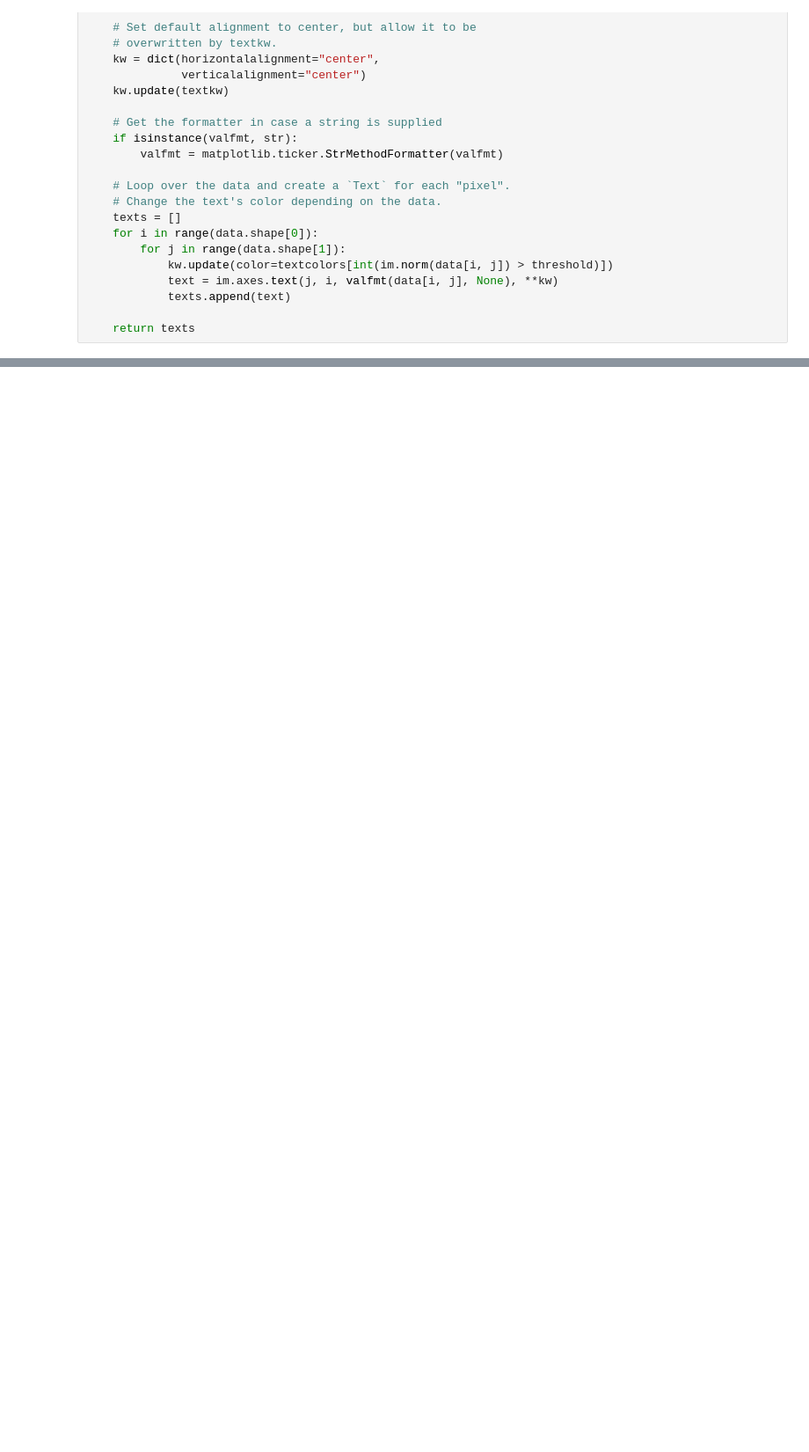
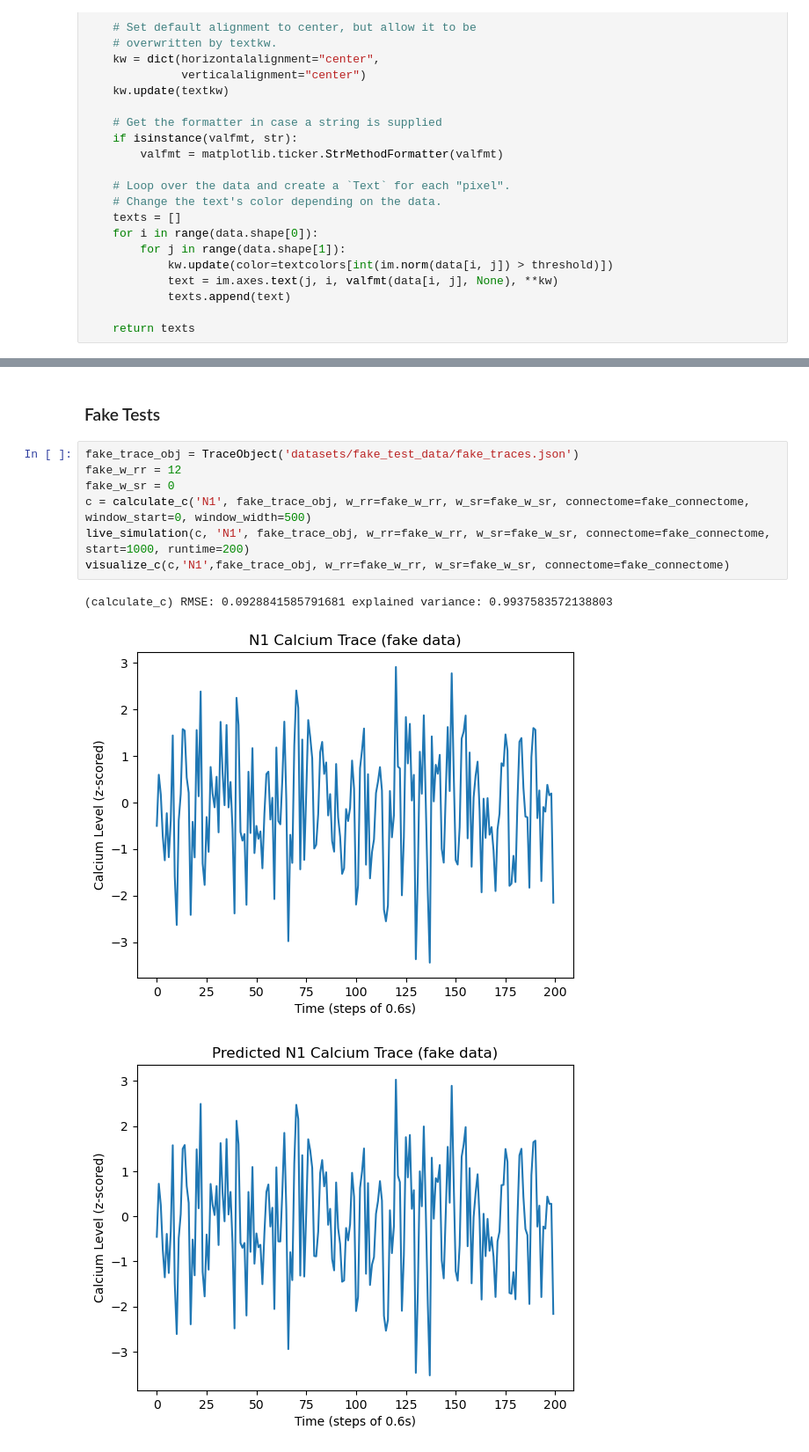
Before and after one commit to ironak/worms, a Jupyter notebook: model.ipynb, the cells around one changed output, grey strips where cells are left out. Shown at 88% size. Cells and saved outputs as stored; diff of their text form; blank space fills up the shorter version.

```diff
--- a/model.ipynb
+++ b/model.ipynb
@@ -404,0 +438,13 @@ visualize_c(c,neuron, trace_obj)
+# %% [markdown]
+### Fake Tests
+# %%
+fake_trace_obj = TraceObject('datasets/fake_test_data/fake_traces.json')
+fake_w_rr = 12
+fake_w_sr = 0
+c = calculate_c('N1', fake_trace_obj, w_rr=fake_w_rr, w_sr=fake_w_sr, connectome=fake_connectome, window_start=0, window_width=500)
+live_simulation(c, 'N1', fake_trace_obj, w_rr=fake_w_rr, w_sr=fake_w_sr, connectome=fake_connectome, start=1000, runtime=200)
+visualize_c(c,'N1',fake_trace_obj, w_rr=fake_w_rr, w_sr=fake_w_sr, connectome=fake_connectome)
+# %% [output]
+(calculate_c) RMSE: 0.0928841585791681 explained variance: 0.9937583572138803
+[figure, added]
+[figure, added]
```
Also changed, not shown: parts of 37 cells of this notebook, 2 other files.
